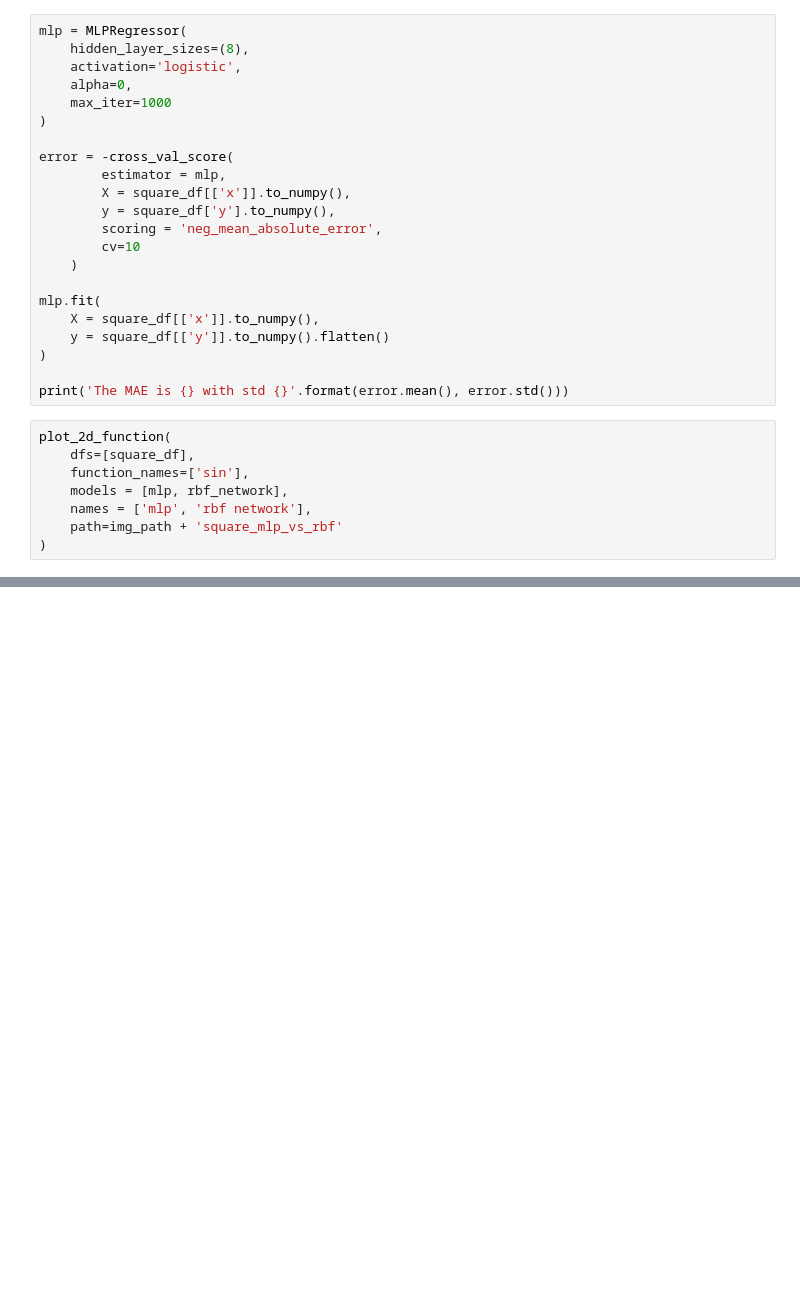
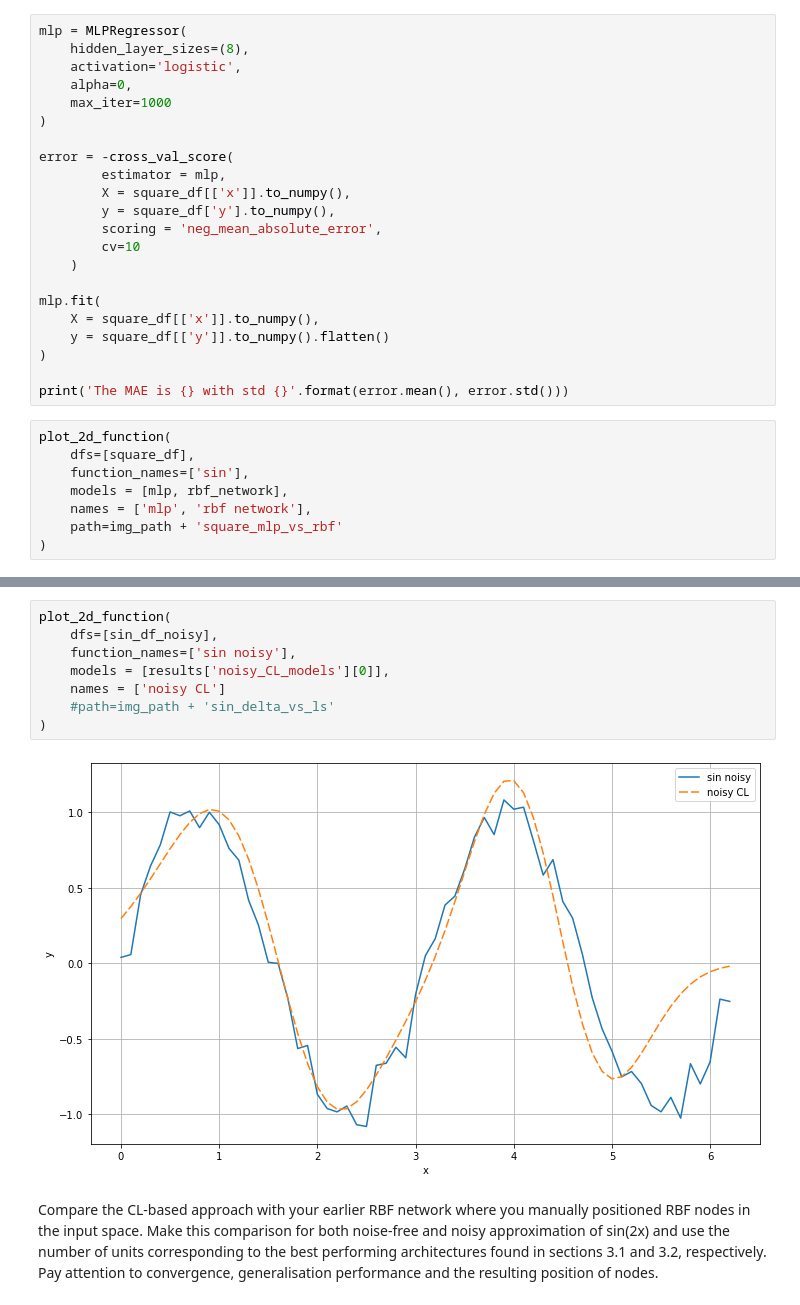
Before and after one commit to Alexdruso/DD2437-ANNDA-Colasanti-Sanvito-Stuart, a Jupyter notebook: lab2/assignment_1.ipynb, the cells around one changed output, grey strips where cells are left out. Drawn from its saved outputs; the diff is of its cells as text; blank space fills up the shorter version.

```diff
--- a/lab2/assignment_1.ipynb
+++ b/lab2/assignment_1.ipynb
@@ -933,0 +1114,16 @@ plot_2d_function(
+# %%
+plot_2d_function(
+    dfs=[sin_df_noisy],
+    function_names=['sin noisy'],
+    models = [results['noisy_CL_models'][0]],
+    names = ['noisy CL']
+    #path=img_path + 'sin_delta_vs_ls'
+)
+# %% [output]
+[figure, added]
+# %% [markdown]
+Compare the CL-based approach with your earlier RBF network where
+you manually positioned RBF nodes in the input space. Make this comparison for both noise-free and noisy approximation of sin(2x) and use
+the number of units corresponding to the best performing architectures
+found in sections 3.1 and 3.2, respectively. Pay attention to convergence,
+generalisation performance and the resulting position of nodes.
```
Also changed, not shown: parts of 18 cells of this notebook, 1 other file.
